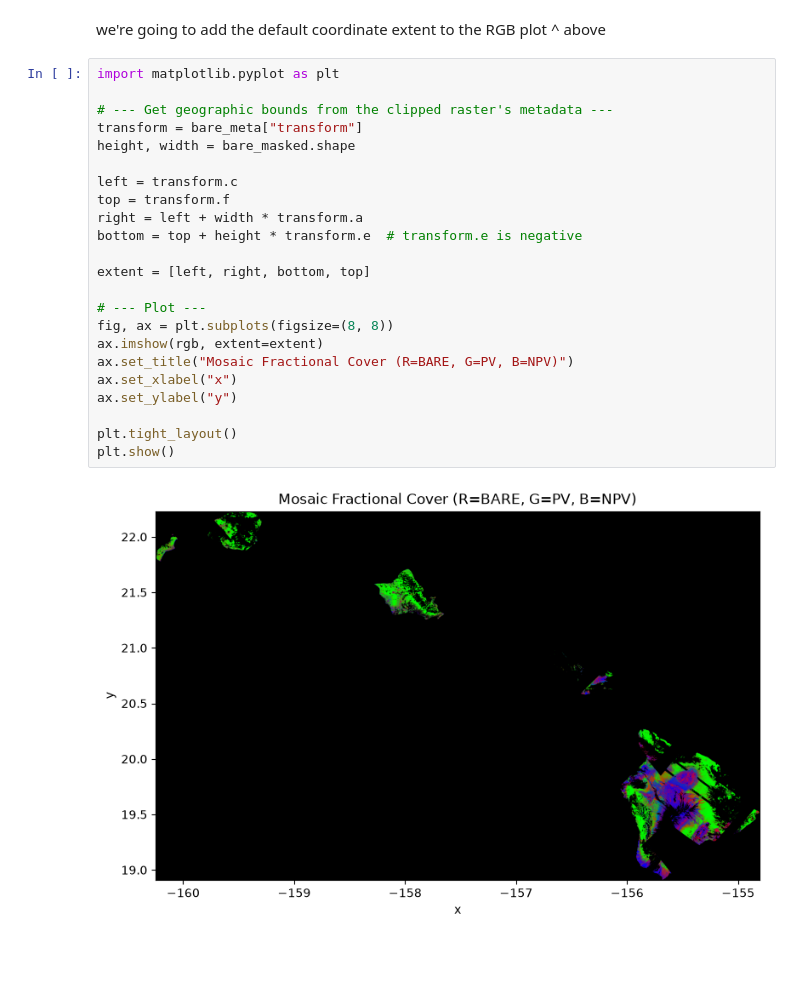
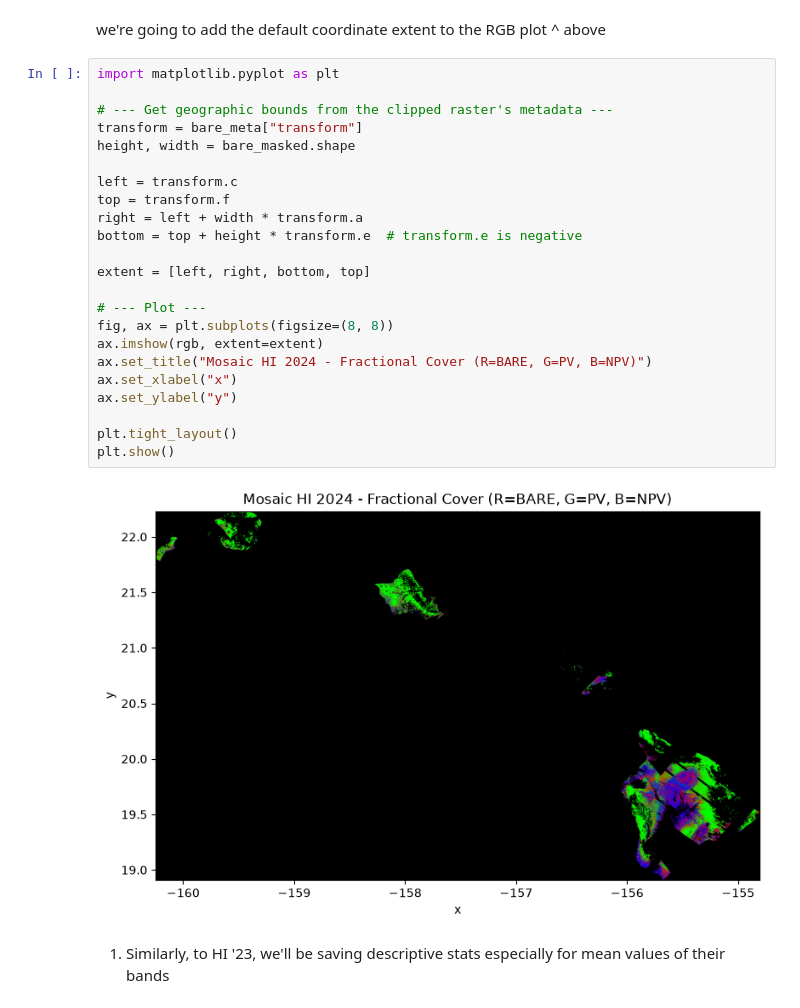
Before and after one commit to gillopez42/testing1, a Jupyter notebook: Scripts/GilsEMIT_2024HI_fcov.ipynb, the cells around one changed output. Cells and saved outputs as stored; diff of their text form; blank space fills up the shorter version.

Commit message:
Add updated code for Step. 1 for % annual cover

```diff
--- a/Scripts/GilsEMIT_2024HI_fcov.ipynb
+++ b/Scripts/GilsEMIT_2024HI_fcov.ipynb
@@ -510,25 +510,27 @@ we're going to add the default coordinate extent to the RGB plot ^ above
 # %%
 import matplotlib.pyplot as plt
 
 # --- Get geographic bounds from the clipped raster's metadata ---
 transform = bare_meta["transform"]
 height, width = bare_masked.shape
 
 left = transform.c
 top = transform.f
 right = left + width * transform.a
 bottom = top + height * transform.e  # transform.e is negative
 
 extent = [left, right, bottom, top]
 
 # --- Plot ---
 fig, ax = plt.subplots(figsize=(8, 8))
 ax.imshow(rgb, extent=extent)
-ax.set_title("Mosaic Fractional Cover (R=BARE, G=PV, B=NPV)")
+ax.set_title("Mosaic HI 2024 - Fractional Cover (R=BARE, G=PV, B=NPV)")
 ax.set_xlabel("x")
 ax.set_ylabel("y")
 
 plt.tight_layout()
 plt.show()
 # %% [output]
-[figure, old version]
+[figure, new version]
+# %% [markdown]
+1. Similarly, to HI '23, we'll be saving descriptive stats especially for mean values of their bands
```
Also changed, not shown: parts of 1 cell of this notebook.
